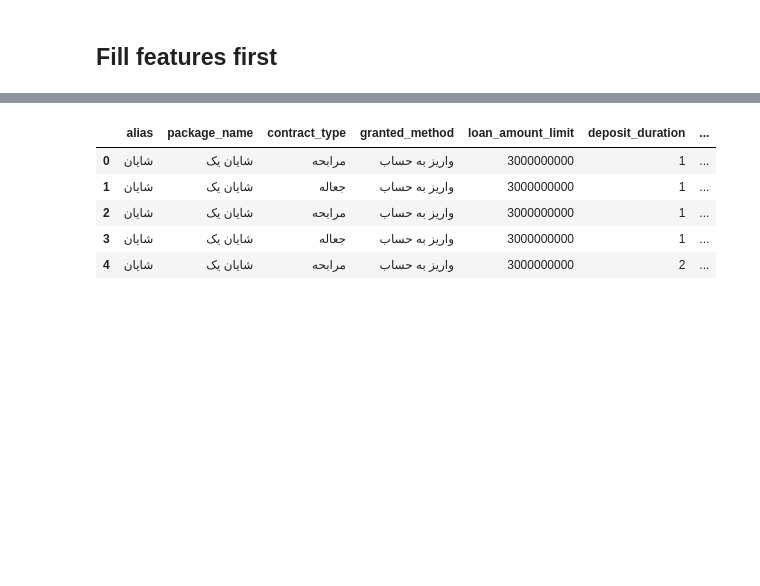
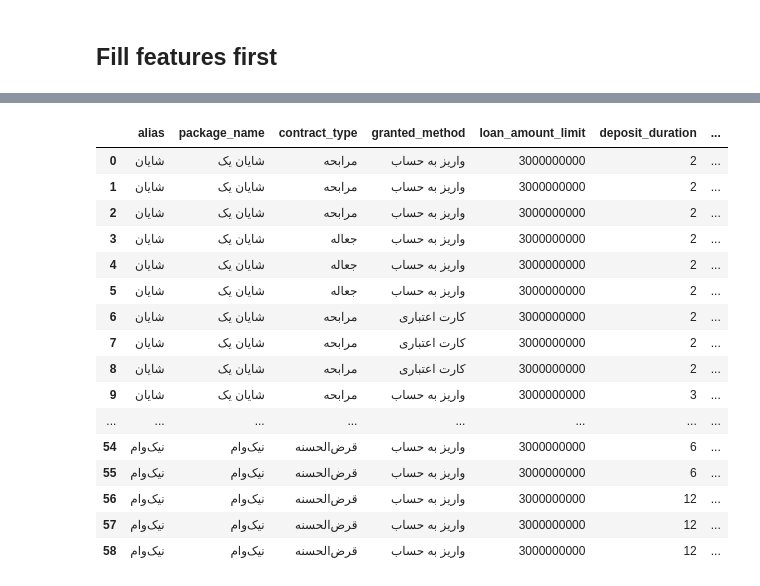
Before and after one commit to MahdiBahar/Loan_Reommender_System, a Jupyter notebook: wizard_solution/Final_LoanRecomm.ipynb, the cells around one changed output, grey strips where cells are left out. Cells and saved outputs as stored; diff of their text form; code cells hidden in the pictures; blank space fills up the shorter version.

Commit message:
preprocessing on Farabank data for sorting score

```diff
--- a/wizard_solution/Final_LoanRecomm.ipynb
+++ b/wizard_solution/Final_LoanRecomm.ipynb
@@ -3,8 +3,16 @@ import polars as pl
 import json
 import pandas as pd
 
+pd.options.display.max_columns= None
+pd.options.display.max_colwidth= None
+pd.options.display.max_rows = None
+
+
+
 # Load CSV
 df = pl.read_csv("/home/mahdi/Loan_Reommender_System/wizard_solution/MEC-LoanRecomn_Scenarios-V0.7.csv", null_values=["nan"])
+df = df[:-6]
+
 
 df_1 = pd.read_csv("/home/mahdi/Loan_Reommender_System/wizard_solution/MEC-LoanRecomn_Scenarios-V0.7.csv")
 # Convert to list of dictionaries (row-oriented)
@@ -14,7 +22,7 @@ print(len(loans))
 # Dump to JSON string
 json_str = json.dumps(loans, indent=4)
 
-# Save to file
-with open("output.json", "w") as list_loans:
-    list_loans.write(json_str)
+# # Save to file
+# with open("output.json", "w") as list_loans:
+#     list_loans.write(json_str)
 # %% [output]
@@ -264,15 +285,15 @@ def filter_loans(loans, deposit_amount=None, deposit_duration=None,
 
     return filtered_loans
 # %%
-filtered = filter_loans(loans, loan_amount= 100_000_000, deposit_amount= 120_000)
+# filtered = filter_loans(loans, loan_amount= 100_000_000, deposit_amount= 120_000)
 # filtered = filter_loans(loans, deposit_amount= 120000)
-# filtered = filter_loans(loans, loan_amount= 1000000000)
-# filtered = filter_loans(loans, deposit_amount= 1200000000 , credit_score= "B")
+# filtered = filter_loans(loans, loan_amount= 2_100_000_000, interest_rate= 23)
+filtered = filter_loans(loans, deposit_amount= 120_000_000 , repayment_duration= 24)
 # filtered = filter_loans(loans, credit_score= "B")
 
 print(len(filtered))
-print("Filtered loans:")
-# print(filtered[1])
-for loan in filtered:
-    print(loan)
+# print("Filtered loans:")
+# # print(filtered[1])
+# for loan in filtered:
+#     print(loan)
 # %% [output]
@@ -298,9 +317,20 @@ filtered_df= pd.DataFrame(filtered)
 # %%
-filtered_df.head()
+filtered_df
 # %% [output]
 |  | alias | package_name | contract_type | granted_method | loan_amount_limit | deposit_duration | ... |
-| 0 | شایان | شایان یک | مرابحه | واریز به حساب | 3000000000 | 1 | ... |
-| 1 | شایان | شایان یک | جعاله | واریز به حساب | 3000000000 | 1 | ... |
-| 2 | شایان | شایان یک | مرابحه | واریز به حساب | 3000000000 | 1 | ... |
-| 3 | شایان | شایان یک | جعاله | واریز به حساب | 3000000000 | 1 | ... |
-| 4 | شایان | شایان یک | مرابحه | واریز به حساب | 3000000000 | 2 | ... |
+| 0 | شایان | شایان یک | مرابحه | واریز به حساب | 3000000000 | 2 | ... |
+| 1 | شایان | شایان یک | مرابحه | واریز به حساب | 3000000000 | 2 | ... |
+| 2 | شایان | شایان یک | مرابحه | واریز به حساب | 3000000000 | 2 | ... |
+| 3 | شایان | شایان یک | جعاله | واریز به حساب | 3000000000 | 2 | ... |
+| 4 | شایان | شایان یک | جعاله | واریز به حساب | 3000000000 | 2 | ... |
+| 5 | شایان | شایان یک | جعاله | واریز به حساب | 3000000000 | 2 | ... |
+| 6 | شایان | شایان یک | مرابحه | کارت اعتباری | 3000000000 | 2 | ... |
+| 7 | شایان | شایان یک | مرابحه | کارت اعتباری | 3000000000 | 2 | ... |
+| 8 | شایان | شایان یک | مرابحه | کارت اعتباری | 3000000000 | 2 | ... |
+| 9 | شایان | شایان یک | مرابحه | واریز به حساب | 3000000000 | 3 | ... |
+| ... | ... | ... | ... | ... | ... | ... | ... |
+| 54 | نیک‌وام | نیک‌وام | قرض‌الحسنه | واریز به حساب | 3000000000 | 6 | ... |
+| 55 | نیک‌وام | نیک‌وام | قرض‌الحسنه | واریز به حساب | 3000000000 | 6 | ... |
+| 56 | نیک‌وام | نیک‌وام | قرض‌الحسنه | واریز به حساب | 3000000000 | 12 | ... |
+| 57 | نیک‌وام | نیک‌وام | قرض‌الحسنه | واریز به حساب | 3000000000 | 12 | ... |
+| 58 | نیک‌وام | نیک‌وام | قرض‌الحسنه | واریز به حساب | 3000000000 | 12 | ... |
```
Also changed, not shown: parts of 9 cells of this notebook, 3 other files.
